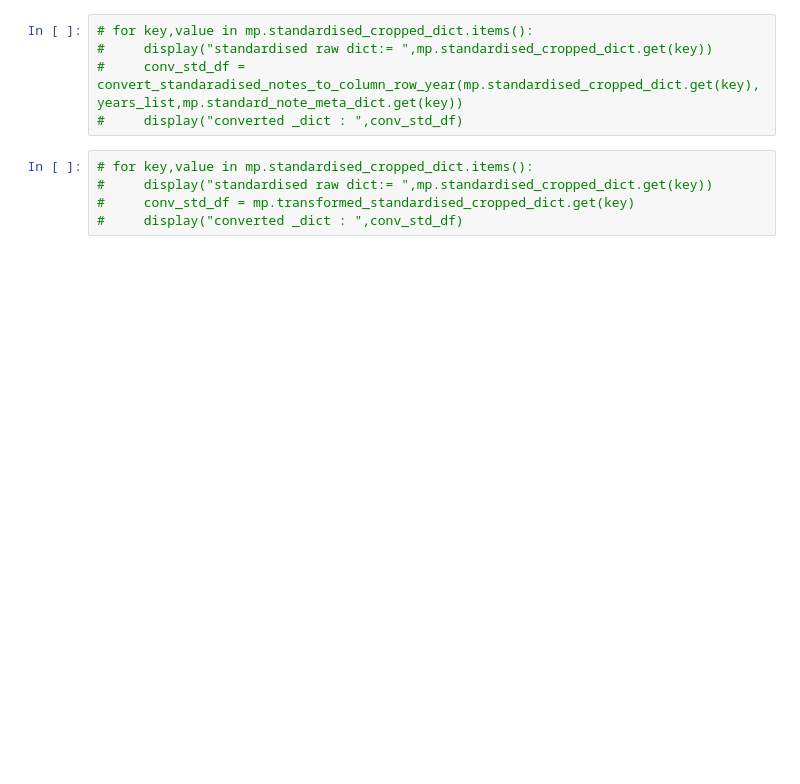
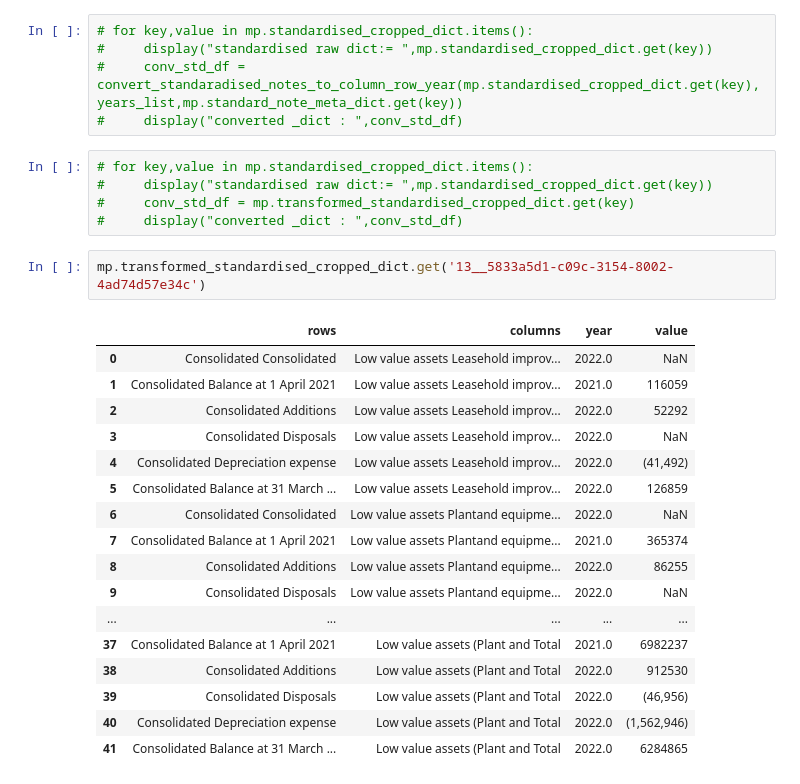
Before and after one commit to AI-paltan/main_page_processing, a Jupyter notebook: main_page_processing_service_testing_notebook.ipynb, the cells around one changed output. Saved outputs shown, nothing was run; the diff lists cells and outputs as text; blank space fills up the shorter version.

```diff
--- a/main_page_processing_service_testing_notebook.ipynb
+++ b/main_page_processing_service_testing_notebook.ipynb
@@ -245,3 +239,23 @@ header_col_1
 #     display("standardised raw dict:= ",mp.standardised_cropped_dict.get(key))
 #     conv_std_df = mp.transformed_standardised_cropped_dict.get(key)
 #     display("converted _dict : ",conv_std_df)
+# %%
+mp.transformed_standardised_cropped_dict.get('13__5833a5d1-c09c-3154-8002-4ad74d57e34c')
+# %% [output]
+|  | rows | columns | year | value |
+| 0 | Consolidated Consolidated | Low value assets Leasehold improv... | 2022.0 | NaN |
+| 1 | Consolidated Balance at 1 April 2021 | Low value assets Leasehold improv... | 2021.0 | 116059 |
+| 2 | Consolidated Additions | Low value assets Leasehold improv... | 2022.0 | 52292 |
+| 3 | Consolidated Disposals | Low value assets Leasehold improv... | 2022.0 | NaN |
+| 4 | Consolidated Depreciation expense | Low value assets Leasehold improv... | 2022.0 | (41,492) |
+| 5 | Consolidated Balance at 31 March ... | Low value assets Leasehold improv... | 2022.0 | 126859 |
+| 6 | Consolidated Consolidated | Low value assets Plantand equipme... | 2022.0 | NaN |
+| 7 | Consolidated Balance at 1 April 2021 | Low value assets Plantand equipme... | 2021.0 | 365374 |
+| 8 | Consolidated Additions | Low value assets Plantand equipme... | 2022.0 | 86255 |
+| 9 | Consolidated Disposals | Low value assets Plantand equipme... | 2022.0 | NaN |
+| ... | ... | ... | ... | ... |
+| 37 | Consolidated Balance at 1 April 2021 | Low value assets (Plant and Total | 2021.0 | 6982237 |
+| 38 | Consolidated Additions | Low value assets (Plant and Total | 2022.0 | 912530 |
+| 39 | Consolidated Disposals | Low value assets (Plant and Total | 2022.0 | (46,956) |
+| 40 | Consolidated Depreciation expense | Low value assets (Plant and Total | 2022.0 | (1,562,946) |
+| 41 | Consolidated Balance at 31 March ... | Low value assets (Plant and Total | 2022.0 | 6284865 |
```
Also changed, not shown: parts of 12 cells of this notebook, 20 other files.
